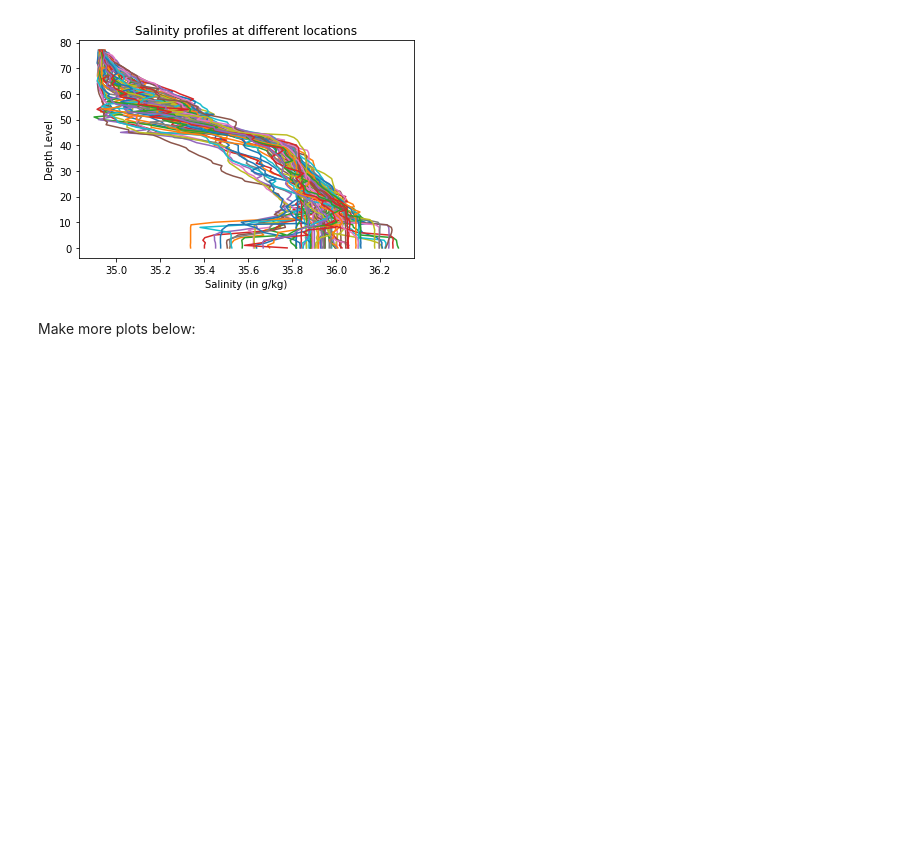
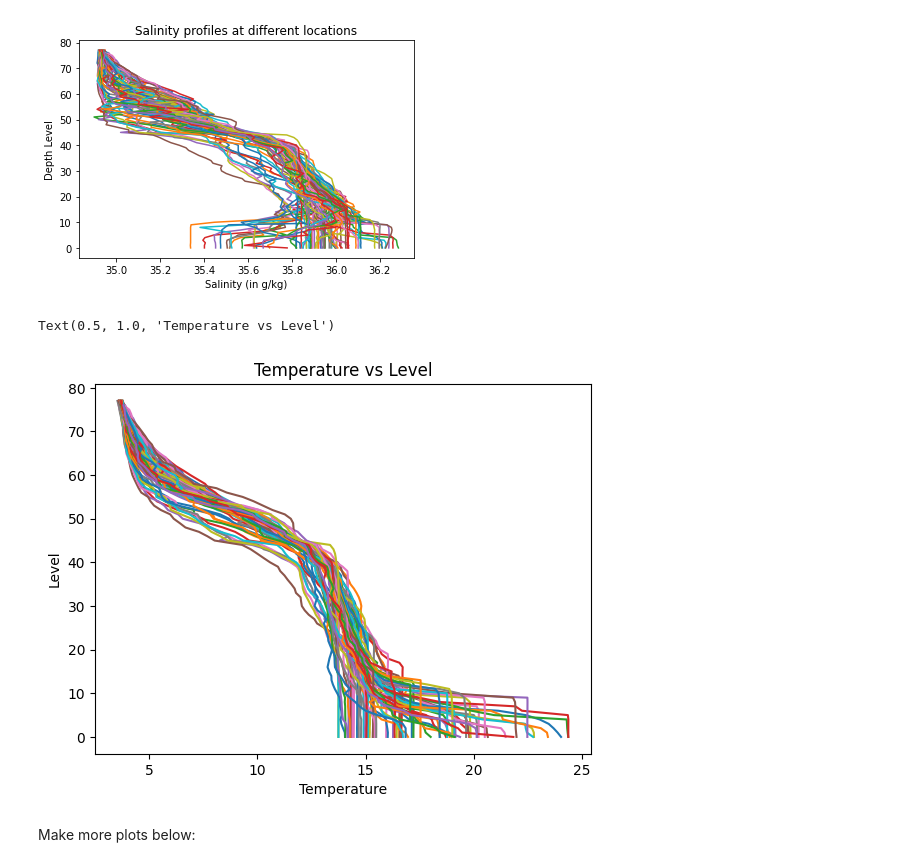
Before and after one commit to lynnbauerm/2025_Intro_Python, a Jupyter notebook: notebook/W2_S1.ipynb, the cells around one changed output. Drawn from its saved outputs; the diff is of its cells as text; code cells hidden in the pictures; blank space fills up the shorter version.

```diff
--- a/notebook/W2_S1.ipynb
+++ b/notebook/W2_S1.ipynb
@@ -284,9 +284,12 @@ Hint 2: Each plot should have a line for each column of data. It will look messy
 # %% [markdown]
 ![Salinity_example.png](embedded-picture-1)
 # %%
-plt.plot(___,___); # The semi-colon prevents printing the line objects
-plt.xlabel(___) # Takes a string as argument
-plt.ylabel(___)
-plt.title(___)
+plt.plot(T, level); # The semi-colon prevents printing the line objects
+plt.xlabel('Temperature') # Takes a string as argument
+plt.ylabel('Level')
+plt.title('Temperature vs Level')
+# %% [output]
+Text(0.5, 1.0, 'Temperature vs Level')
+[figure, added]
 # %% [markdown]
 Make more plots below:
```
Also changed, not shown: parts of 3 cells of this notebook.
